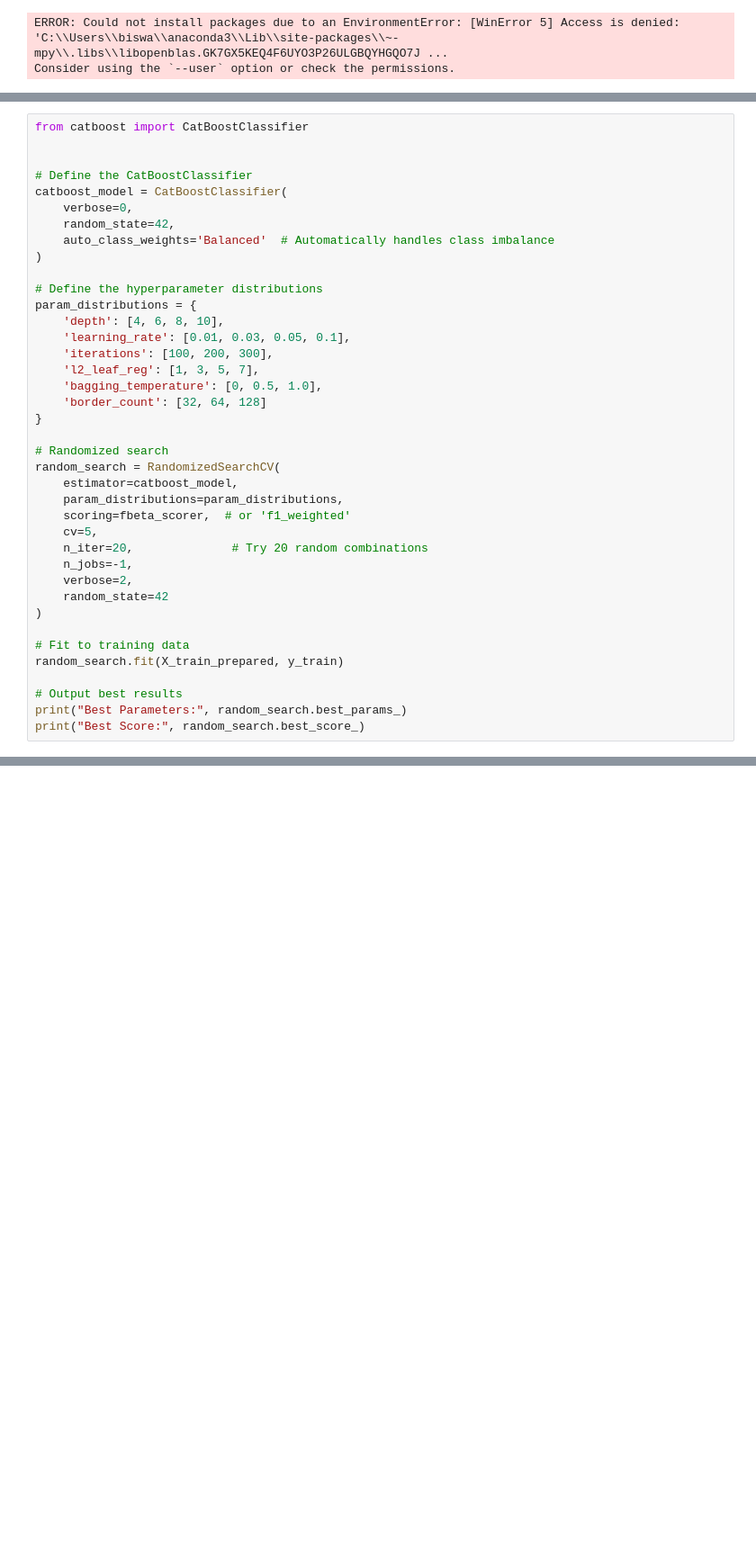
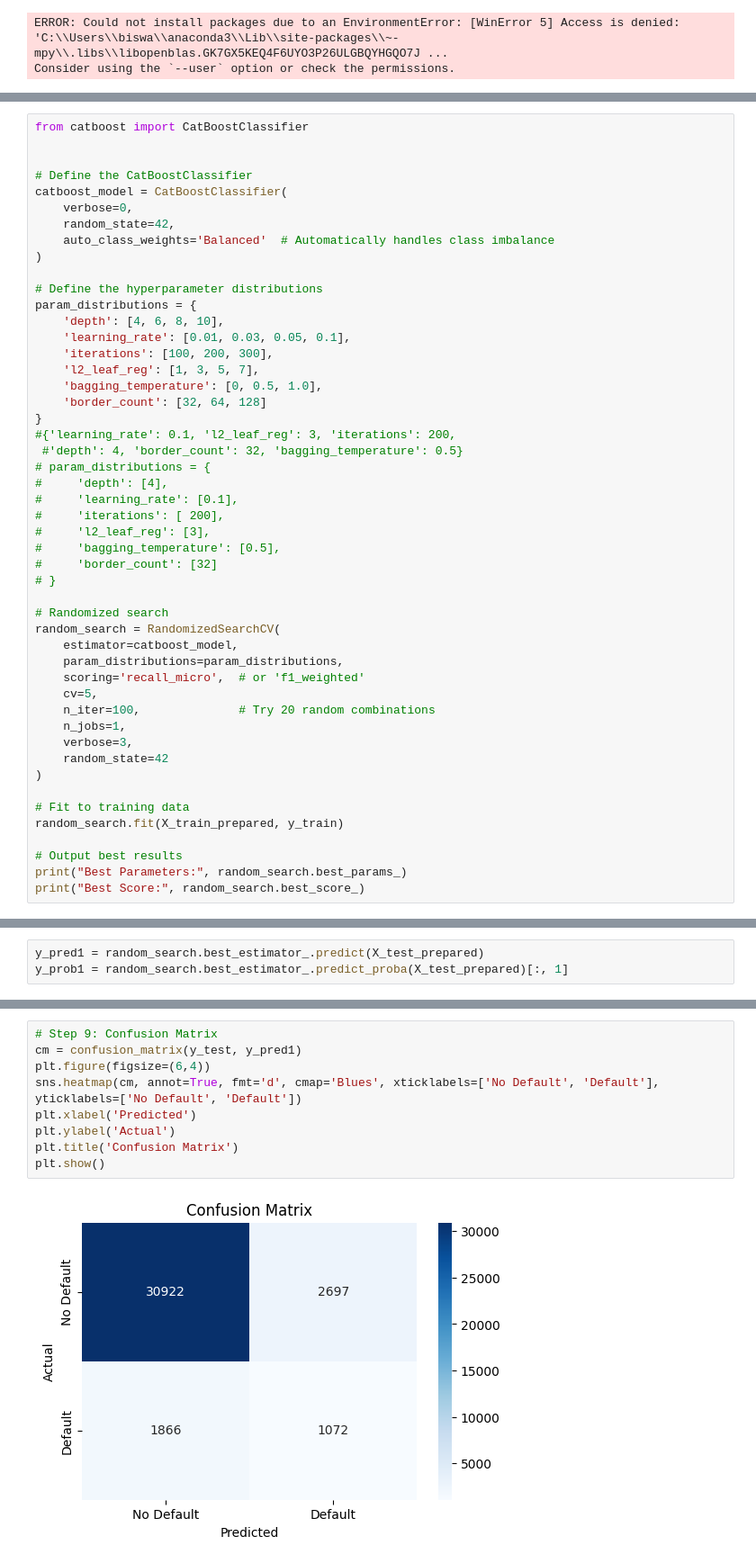
Before and after one commit to biswaj45/Loan_Default_Prediction, a Jupyter notebook: Model_training.ipynb, the cells around one changed output, grey strips where cells are left out. Shown at 90% size. Cells and saved outputs as stored; diff of their text form; blank space fills up the shorter version.

```diff
--- a/Model_training.ipynb
+++ b/Model_training.ipynb
@@ -587,16 +609,26 @@ param_distributions = {
     'bagging_temperature': [0, 0.5, 1.0],
     'border_count': [32, 64, 128]
 }
+#{'learning_rate': 0.1, 'l2_leaf_reg': 3, 'iterations': 200,
+ #'depth': 4, 'border_count': 32, 'bagging_temperature': 0.5}
+# param_distributions = {
+#     'depth': [4],
+#     'learning_rate': [0.1],
+#     'iterations': [ 200],
+#     'l2_leaf_reg': [3],
+#     'bagging_temperature': [0.5],
+#     'border_count': [32]
+# }
 
 # Randomized search
 random_search = RandomizedSearchCV(
     estimator=catboost_model,
     param_distributions=param_distributions,
-    scoring=fbeta_scorer,  # or 'f1_weighted'
+    scoring='recall_micro',  # or 'f1_weighted'
     cv=5,
-    n_iter=20,              # Try 20 random combinations
-    n_jobs=-1,
-    verbose=2,
+    n_iter=100,              # Try 20 random combinations
+    n_jobs=1,
+    verbose=3,
     random_state=42
 )
 
@@ -614,0 +666,3 @@ NameError: name 'python' is not defined
+# %%
+y_pred1 = random_search.best_estimator_.predict(X_test_prepared)
+y_prob1 = random_search.best_estimator_.predict_proba(X_test_prepared)[:, 1]
@@ -614,0 +686,11 @@ NameError: name 'python' is not defined
+# %%
+# Step 9: Confusion Matrix
+cm = confusion_matrix(y_test, y_pred1)
+plt.figure(figsize=(6,4))
+sns.heatmap(cm, annot=True, fmt='d', cmap='Blues', xticklabels=['No Default', 'Default'], yticklabels=['No Default', 'Default'])
+plt.xlabel('Predicted')
+plt.ylabel('Actual')
+plt.title('Confusion Matrix')
+plt.show()
+# %% [output]
+[figure, added]
```
Also changed, not shown: parts of 33 cells of this notebook, 12 other files.
